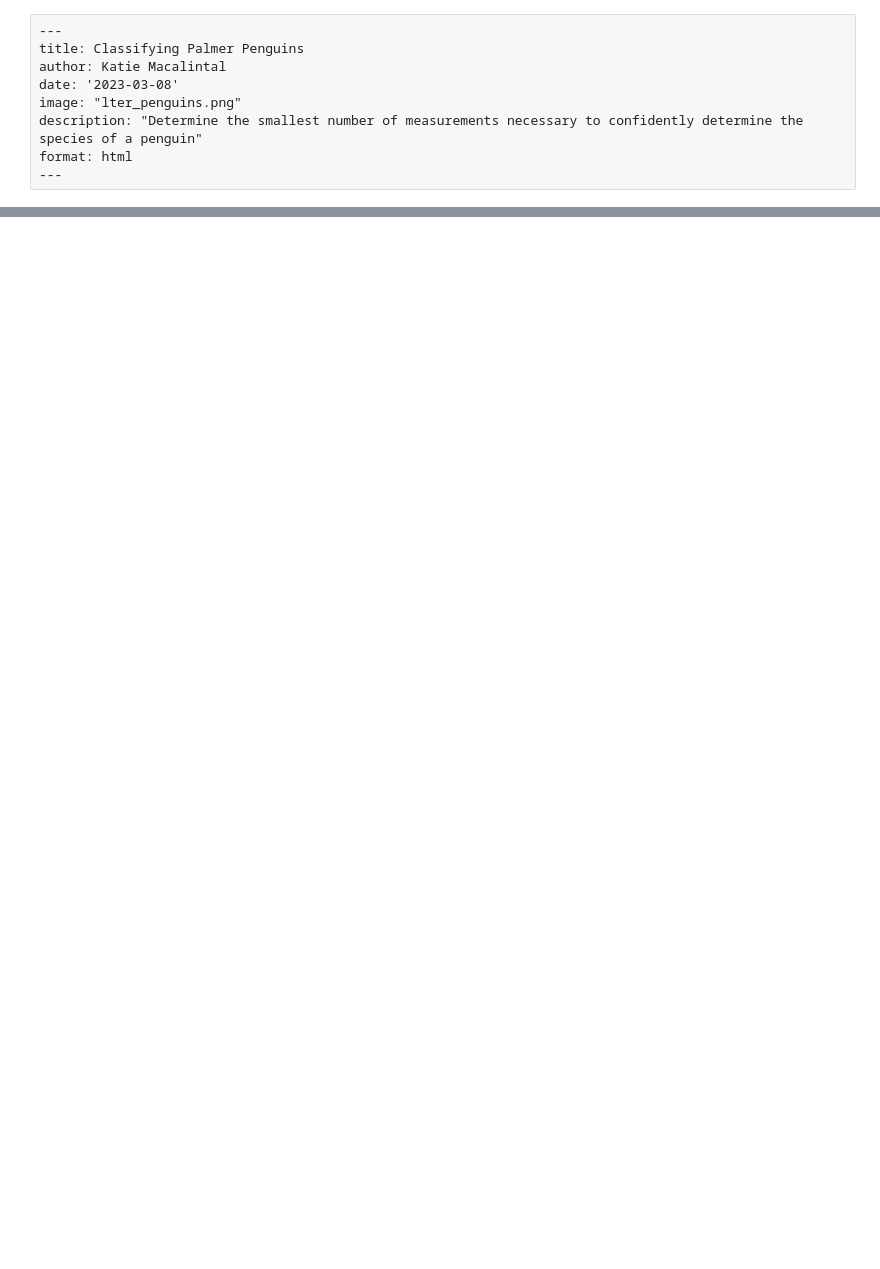
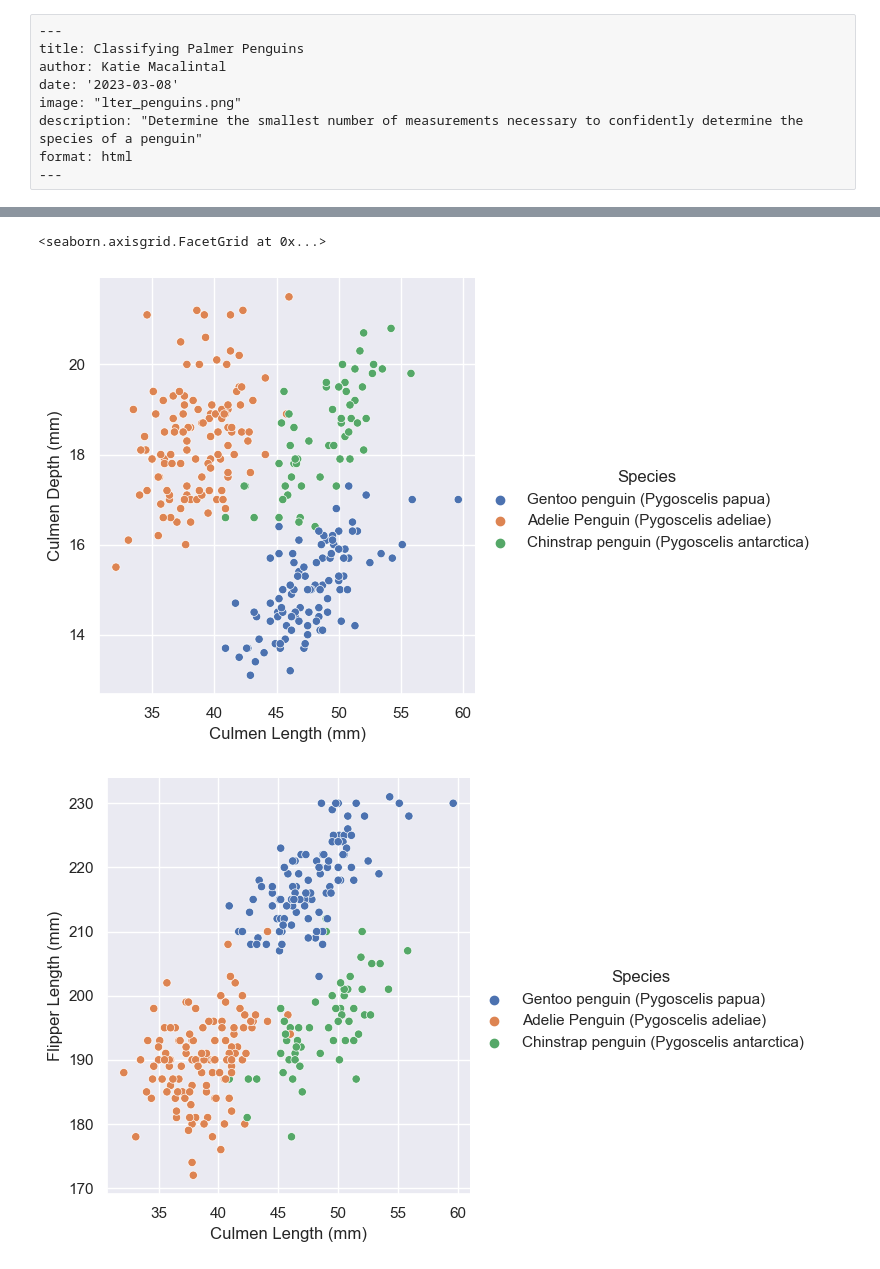
Before and after one commit to KatieMacalintal/KatieMacalintal.github.io, a Jupyter notebook: posts/palmer-penguins/index.ipynb, the cells around one changed output, grey strips where cells are left out. Drawn from its saved outputs; the diff is of its cells as text; code cells hidden in the pictures; blank space fills up the shorter version.

```diff
--- a/posts/palmer-penguins/index.ipynb
+++ b/posts/palmer-penguins/index.ipynb
@@ -204,0 +131,15 @@ decision_region_panel(X_train[cols], y_train, LR, qual_features)
+# %%
+import seaborn as sns
+sns.set_theme()
+sns.relplot(
+    data=train,
+    x="Culmen Length (mm)", y="Culmen Depth (mm)", hue="Species"
+)
+sns.relplot(
+    data=train,
+    x="Culmen Length (mm)", y='Flipper Length (mm)', hue="Species"
+)
+# %% [output]
+<seaborn.axisgrid.FacetGrid at 0x...>
+[figure, added]
+[figure, added]
```
Also changed, not shown: parts of 47 cells of this notebook, 10 other files.
